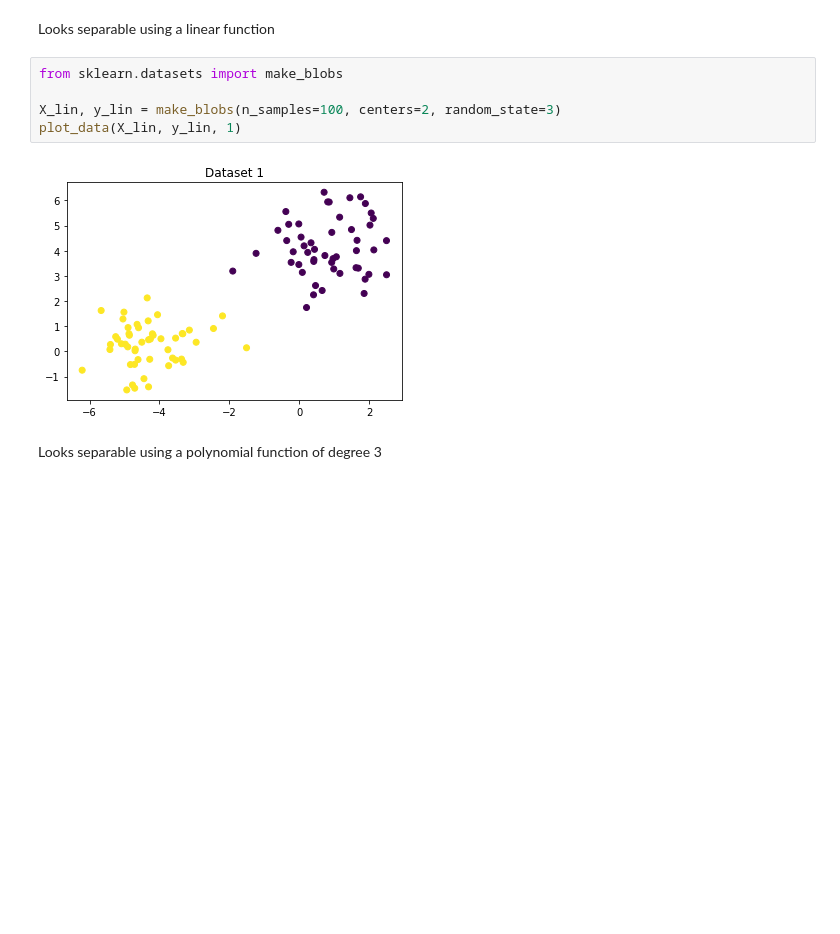
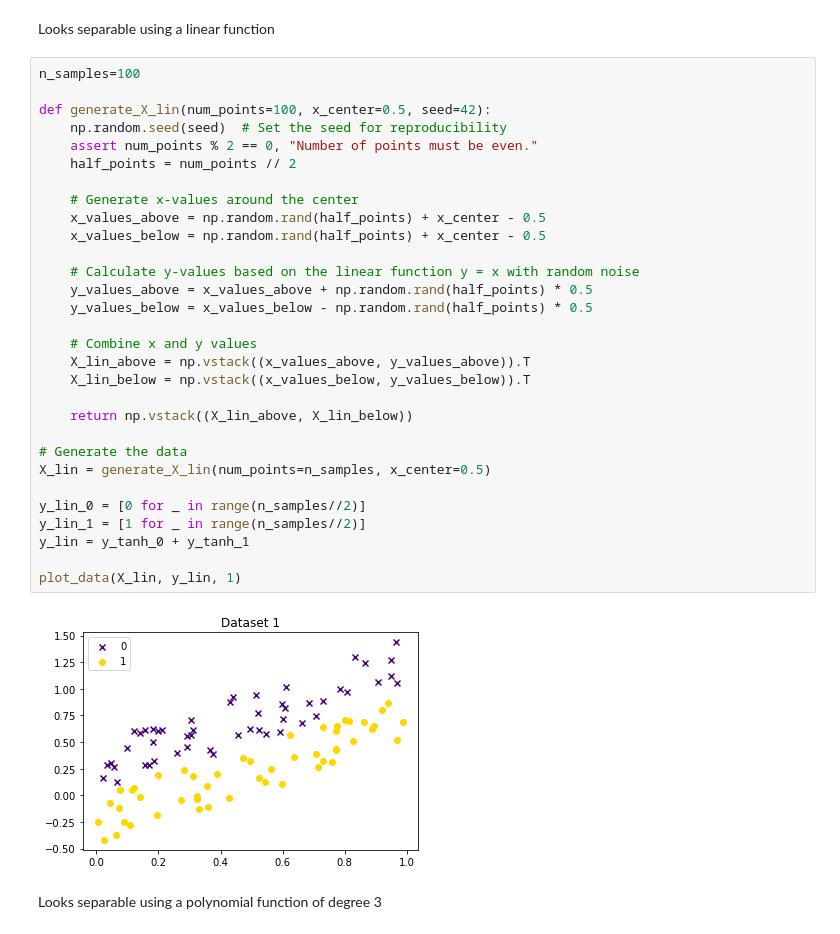
Before and after one commit to wookyung-lee/svmBT, a Jupyter notebook: comparison_w_fake_data/main.ipynb, the cells around one changed output. Drawn from its saved outputs; the diff is of its cells as text; blank space fills up the shorter version.

```diff
--- a/comparison_w_fake_data/main.ipynb
+++ b/comparison_w_fake_data/main.ipynb
@@ -11,12 +20,37 @@ def plot_data(X, y, ds_num):
 # %% [markdown]
 Looks separable using a linear function
-# %%
-from sklearn.datasets import make_blobs
-
-X_lin, y_lin = make_blobs(n_samples=100, centers=2, random_state=3)
-plot_data(X_lin, y_lin, 1)
-# %% [output]
-[figure, removed]
+# %%
+n_samples=100
+
+def generate_X_lin(num_points=100, x_center=0.5, seed=42):
+    np.random.seed(seed)  # Set the seed for reproducibility
+    assert num_points % 2 == 0, "Number of points must be even."
+    half_points = num_points // 2
+
+    # Generate x-values around the center
+    x_values_above = np.random.rand(half_points) + x_center - 0.5
+    x_values_below = np.random.rand(half_points) + x_center - 0.5
+
+    # Calculate y-values based on the linear function y = x with random noise
+    y_values_above = x_values_above + np.random.rand(half_points) * 0.5
+    y_values_below = x_values_below - np.random.rand(half_points) * 0.5
+
+    # Combine x and y values
+    X_lin_above = np.vstack((x_values_above, y_values_above)).T
+    X_lin_below = np.vstack((x_values_below, y_values_below)).T
+
+    return np.vstack((X_lin_above, X_lin_below))
+
+# Generate the data
+X_lin = generate_X_lin(num_points=n_samples, x_center=0.5)
+
+y_lin_0 = [0 for _ in range(n_samples//2)]
+y_lin_1 = [1 for _ in range(n_samples//2)]
+y_lin = y_tanh_0 + y_tanh_1
+
+plot_data(X_lin, y_lin, 1)
+# %% [output]
+[figure, added]
 # %% [markdown]
 Looks separable using a polynomial function of degree 3
 # %%
```
Also changed, not shown: parts of 20 cells of this notebook, 2 other files.
